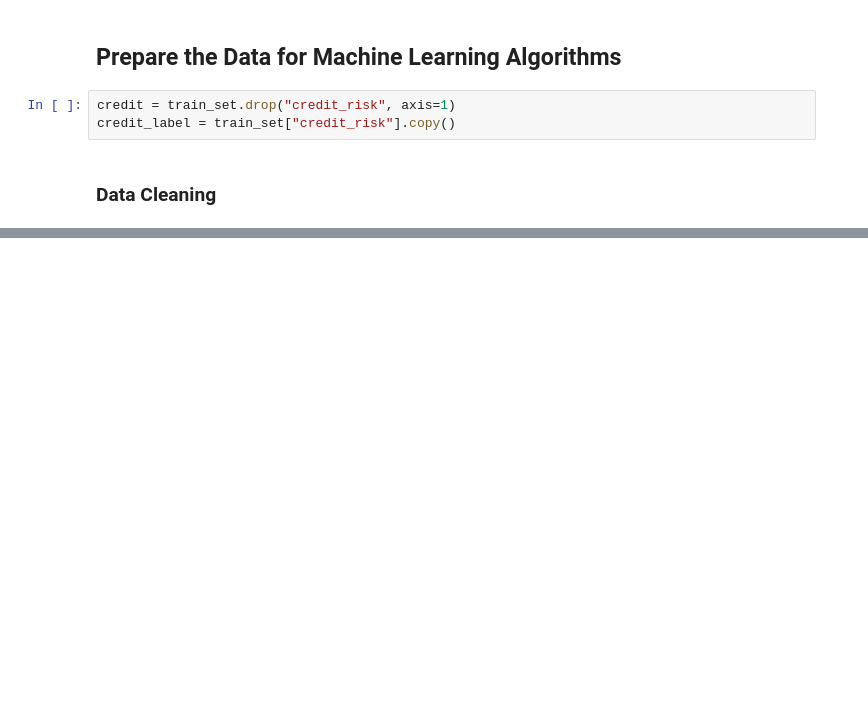
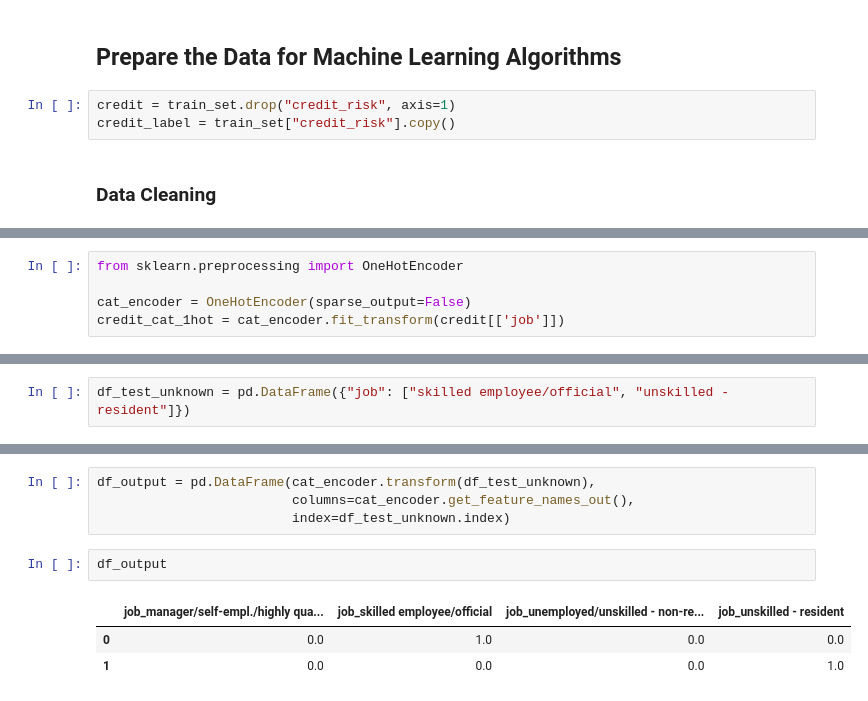
Before and after one commit to Gonzalo-Caro/Practicas-ML-NN, a Jupyter notebook: Additional Exercises/2. Classification.ipynb, the cells around one changed output, grey strips where cells are left out. Drawn from its saved outputs; the diff is of its cells as text; blank space fills up the shorter version.

```diff
--- a/Additional Exercises/2. Classification.ipynb
+++ b/Additional Exercises/2. Classification.ipynb
@@ -171,0 +232,5 @@ credit_label = train_set["credit_risk"].copy()
+# %%
+from sklearn.preprocessing import OneHotEncoder
+
+cat_encoder = OneHotEncoder(sparse_output=False)
+credit_cat_1hot = cat_encoder.fit_transform(credit[['job']])
@@ -171,0 +247,2 @@ credit_label = train_set["credit_risk"].copy()
+# %%
+df_test_unknown = pd.DataFrame({"job": ["skilled employee/official", "unskilled - resident"]})
@@ -171,0 +255,10 @@ credit_label = train_set["credit_risk"].copy()
+# %%
+df_output = pd.DataFrame(cat_encoder.transform(df_test_unknown),
+                         columns=cat_encoder.get_feature_names_out(),
+                         index=df_test_unknown.index)
+# %%
+df_output
+# %% [output]
+|  | job_manager/self-empl./highly qua... | job_skilled employee/official | job_unemployed/unskilled - non-re... | job_unskilled - resident |
+| 0 | 0.0 | 1.0 | 0.0 | 0.0 |
+| 1 | 0.0 | 0.0 | 0.0 | 1.0 |
```
Also changed, not shown: parts of 27 cells of this notebook, 1 other file.
